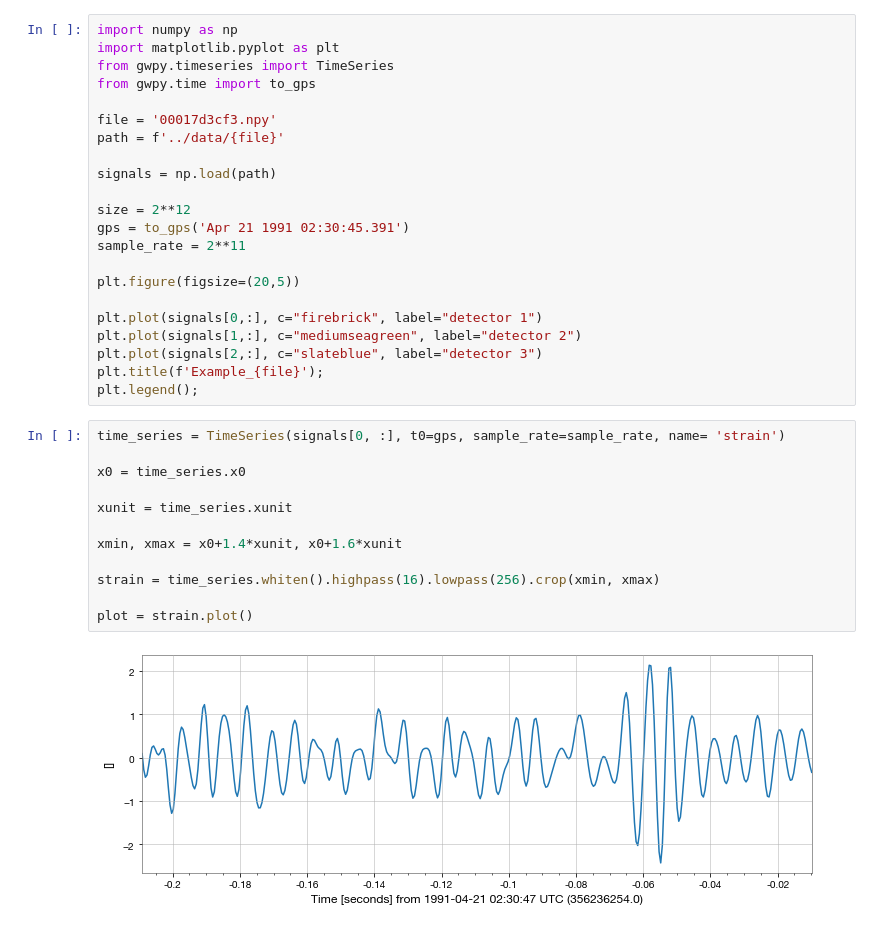
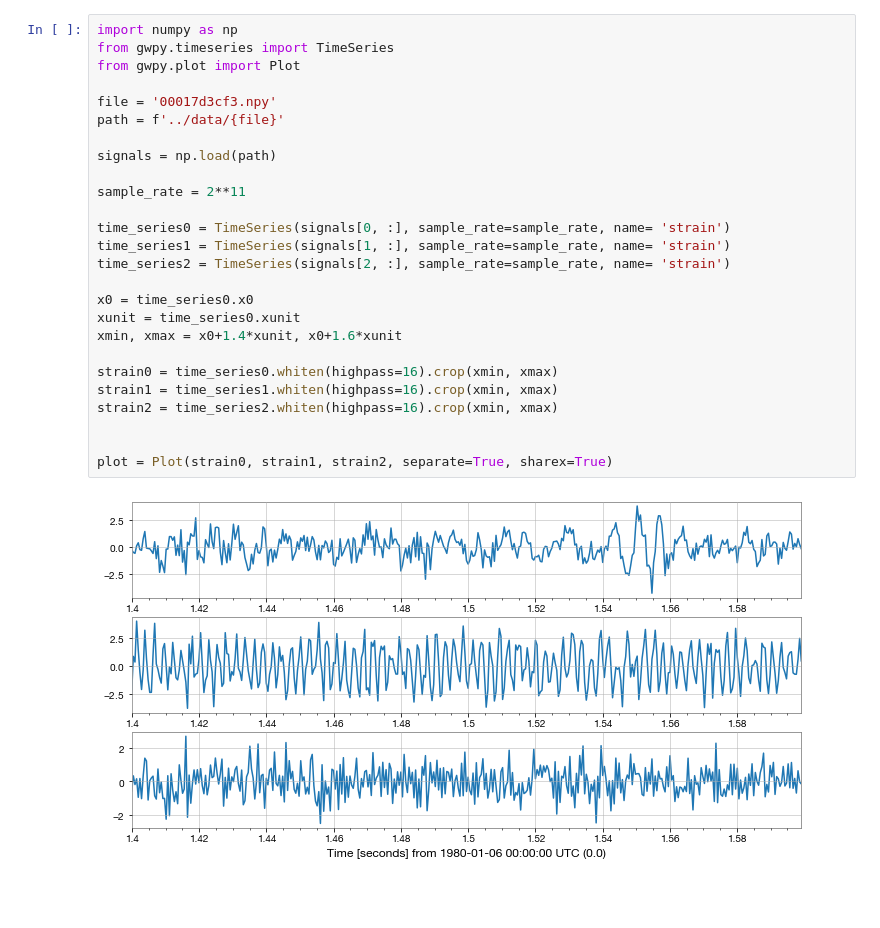
Before and after one commit to denisefavila/Gravitational-Wave-Detection, a Jupyter notebook: analysis/time_series_davi.ipynb, the cells around one changed output. Saved outputs shown, nothing was run; the diff lists cells and outputs as text; blank space fills up the shorter version.

Commit message:
usei o arquivo time-series para comparar correlacoes

```diff
--- a/analysis/time_series_davi.ipynb
+++ b/analysis/time_series_davi.ipynb
@@ -1,36 +1,28 @@
-# %%
-import numpy as np
-import matplotlib.pyplot as plt
-from gwpy.timeseries import TimeSeries
-from gwpy.time import to_gps
-
-file = '00017d3cf3.npy'
-path = f'../data/{file}'
-
-signals = np.load(path)
-
-size = 2**12
-gps = to_gps('Apr 21 1991 02:30:45.391')
-sample_rate = 2**11
-
-plt.figure(figsize=(20,5))
-
-plt.plot(signals[0,:], c="firebrick", label="detector 1")
-plt.plot(signals[1,:], c="mediumseagreen", label="detector 2")
-plt.plot(signals[2,:], c="slateblue", label="detector 3")
-plt.title(f'Example_{file}');
-plt.legend();
-# %%
-time_series = TimeSeries(signals[0, :], t0=gps, sample_rate=sample_rate, name= 'strain')
-
-x0 = time_series.x0
-
-xunit = time_series.xunit
-
-xmin, xmax = x0+1.4*xunit, x0+1.6*xunit
-
-strain = time_series.whiten().highpass(16).lowpass(256).crop(xmin, xmax)
-
-plot = strain.plot()
-# %% [output]
-[figure, removed]
+# %%
+import numpy as np
+from gwpy.timeseries import TimeSeries
+from gwpy.plot import Plot
+
+file = '00017d3cf3.npy'
+path = f'../data/{file}'
+
+signals = np.load(path)
+
+sample_rate = 2**11
+
+time_series0 = TimeSeries(signals[0, :], sample_rate=sample_rate, name= 'strain')
+time_series1 = TimeSeries(signals[1, :], sample_rate=sample_rate, name= 'strain')
+time_series2 = TimeSeries(signals[2, :], sample_rate=sample_rate, name= 'strain')
+
+x0 = time_series0.x0
+xunit = time_series0.xunit
+xmin, xmax = x0+1.4*xunit, x0+1.6*xunit
+
+strain0 = time_series0.whiten(highpass=16).crop(xmin, xmax)
+strain1 = time_series1.whiten(highpass=16).crop(xmin, xmax)
+strain2 = time_series2.whiten(highpass=16).crop(xmin, xmax)
+
+
+plot = Plot(strain0, strain1, strain2, separate=True, sharex=True)
+# %% [output]
+[figure, added]
```
Also changed, not shown: parts of 1 cell of this notebook.
